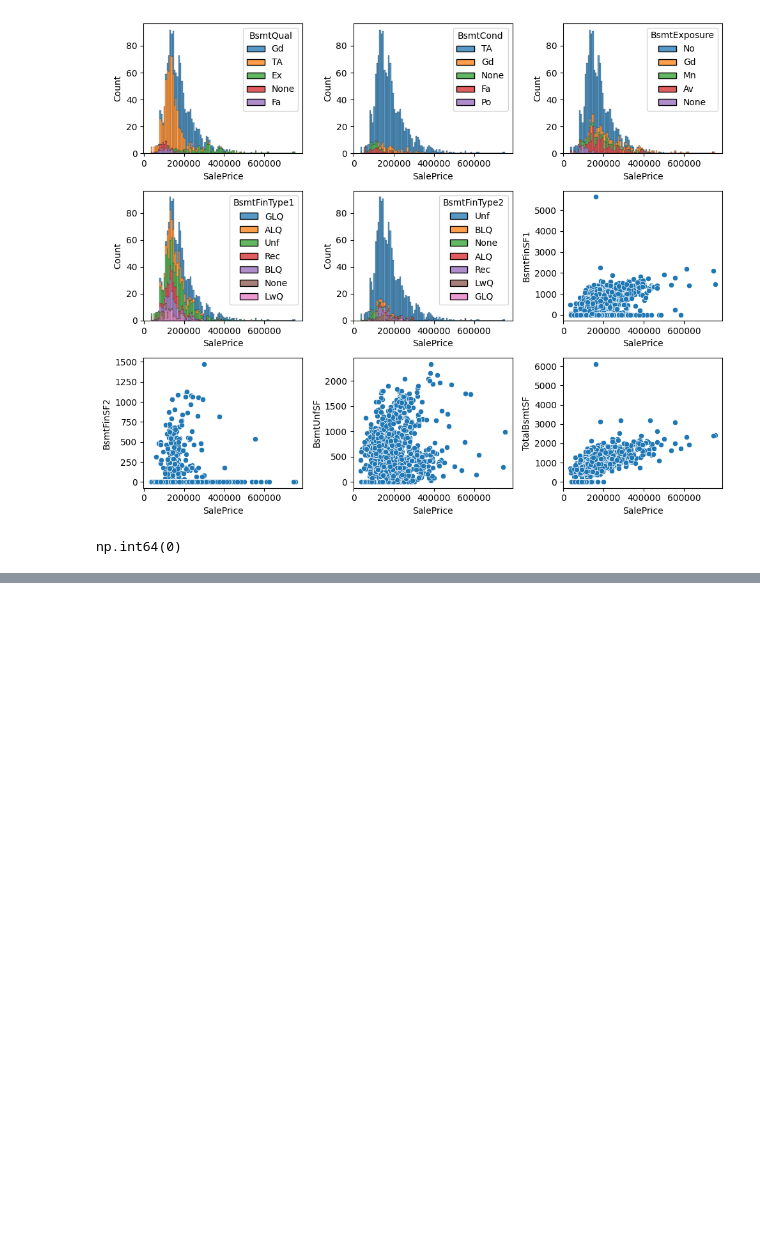
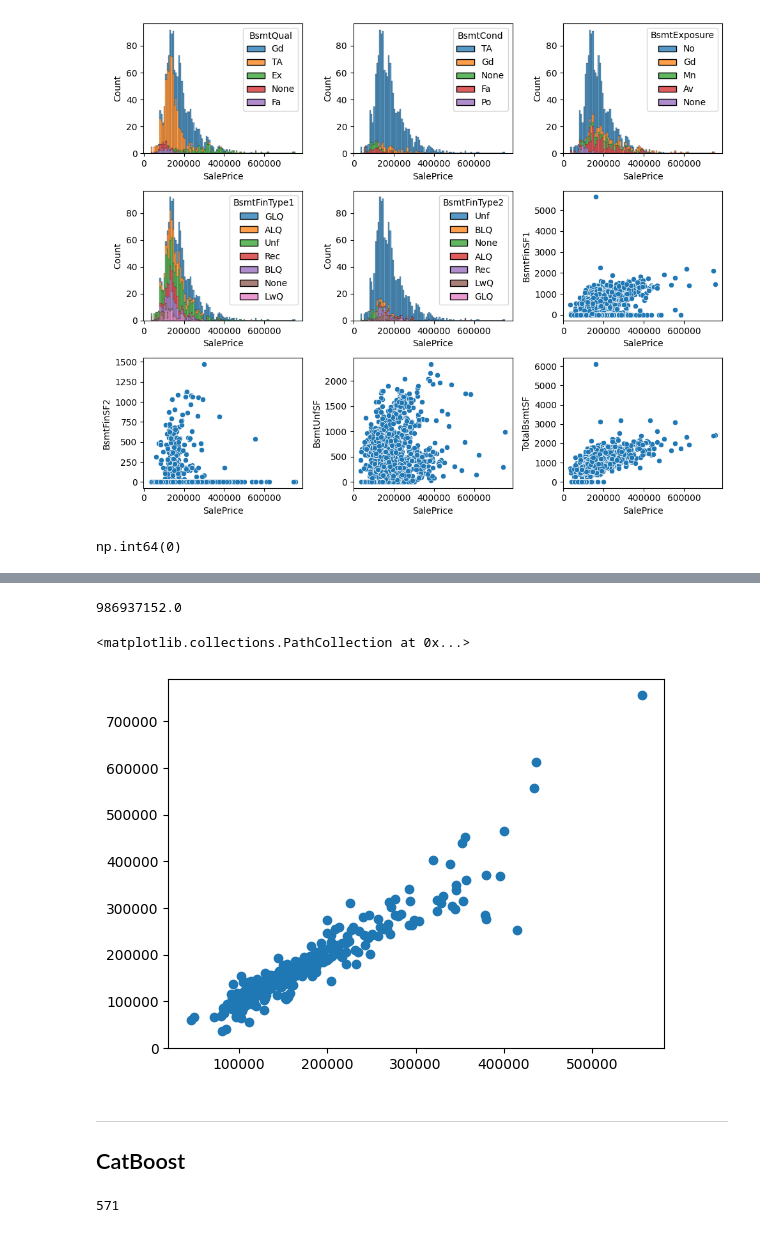
Before and after one commit to ol-webb/kaggle_house_prices, a Jupyter notebook: nb1.ipynb, the cells around one changed output, grey strips where cells are left out. Drawn from its saved outputs; the diff is of its cells as text; code cells hidden in the pictures; blank space fills up the shorter version.

```diff
--- a/nb1.ipynb
+++ b/nb1.ipynb
@@ -359,0 +385,6 @@ np.int64(0)
+# %%
+x_train, x_test, y_train, y_test = train_test_split(train_numeric.drop(columns=['SalePrice']), train_numeric['SalePrice'], test_size=0.2, random_state=42)
+# %%
+model = xgb.XGBRegressor(objective='reg:squarederror', random_state=42)
+# %%
+model.fit(x_train, y_train)
@@ -359,0 +403,2 @@ np.int64(0)
+# %%
+y_pred = model.predict(x_test)
@@ -359,0 +408,12 @@ np.int64(0)
+# %%
+mean_squared_error(y_test, y_pred)
+# %% [output]
+986937152.0
+# %%
+plt.scatter(y_pred, y_test)
+# %% [output]
+<matplotlib.collections.PathCollection at 0x...>
+[figure, added]
+# %% [markdown]
+---
+## CatBoost
@@ -359,0 +430,4 @@ np.int64(0)
+# %%
+y_train.nunique()
+# %% [output]
+571
```
Also changed, not shown: parts of 14 cells of this notebook, 2 other files.
